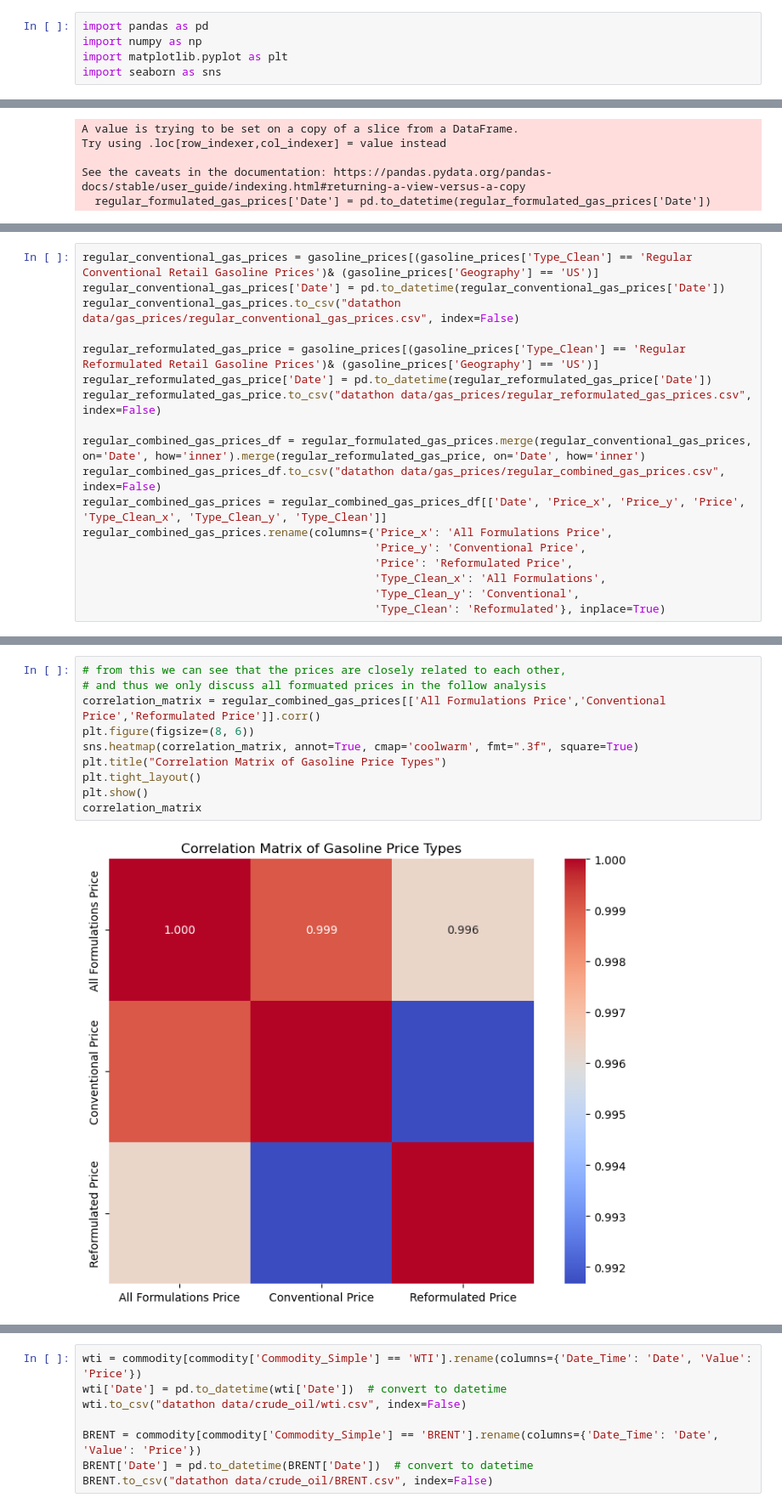
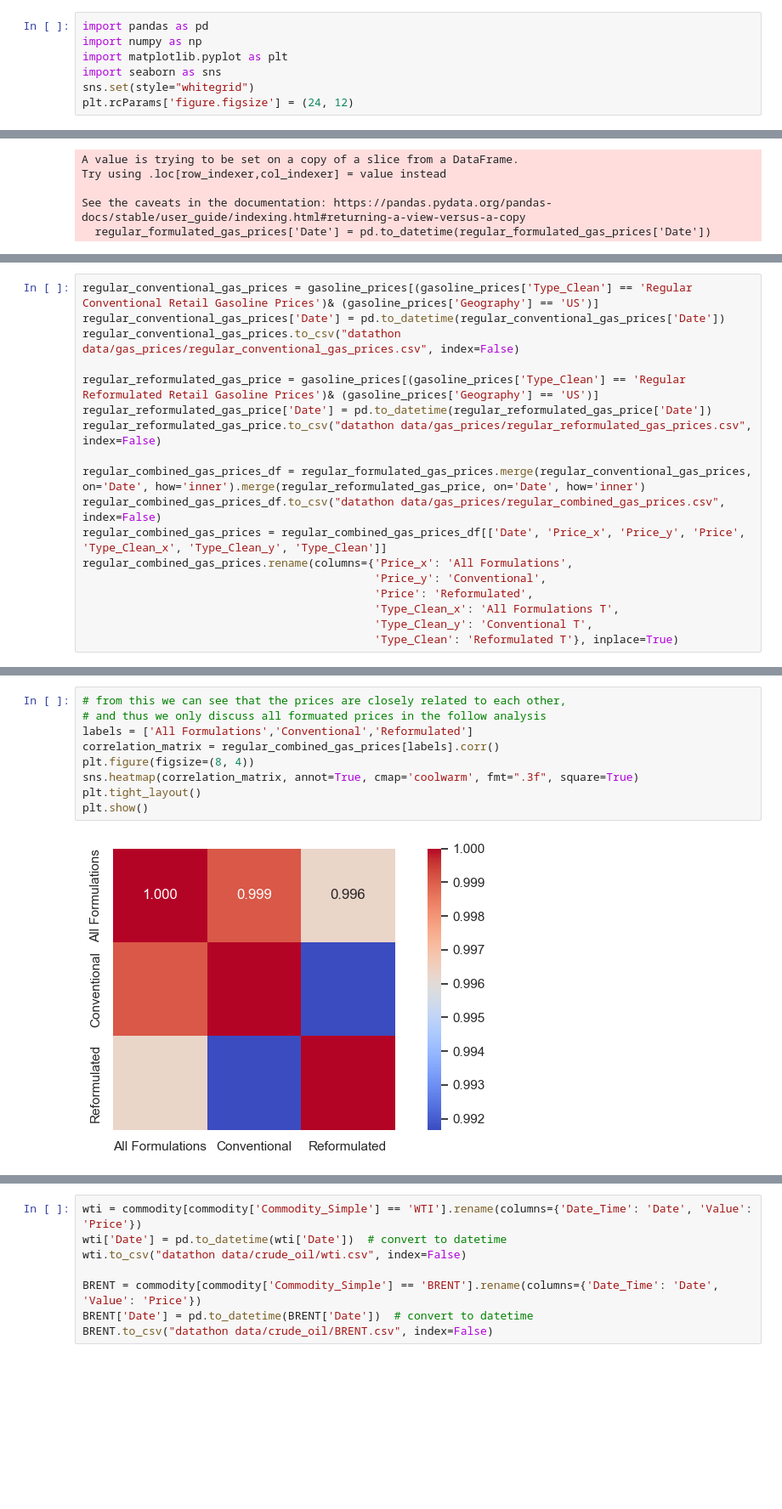
Before and after one commit to RheaBose/Citadel-women-datathon-2025, a Jupyter notebook: crude_gas_EDA.ipynb, the cells around one changed output, grey strips where cells are left out. Shown at 85% size. Saved outputs shown, nothing was run; the diff lists cells and outputs as text; blank space fills up the shorter version.

```diff
--- a/crude_gas_EDA.ipynb
+++ b/crude_gas_EDA.ipynb
@@ -3,6 +3,8 @@ import pandas as pd
 import numpy as np
 import matplotlib.pyplot as plt
 import seaborn as sns
+sns.set(style="whitegrid")
+plt.rcParams['figure.figsize'] = (24, 12)
 # %% [markdown]
 Use weekly data when analyzing crude oil ↔ gasoline interactions to capture short-term market responsiveness.
 # %% [markdown]
@@ -146,12 +93,12 @@ regular_reformulated_gas_price.to_csv("datathon data/gas_prices/regular_reformul
 regular_combined_gas_prices_df = regular_formulated_gas_prices.merge(regular_conventional_gas_prices, on='Date', how='inner').merge(regular_reformulated_gas_price, on='Date', how='inner')
 regular_combined_gas_prices_df.to_csv("datathon data/gas_prices/regular_combined_gas_prices.csv", index=False)
 regular_combined_gas_prices = regular_combined_gas_prices_df[['Date', 'Price_x', 'Price_y', 'Price', 'Type_Clean_x', 'Type_Clean_y', 'Type_Clean']]
-regular_combined_gas_prices.rename(columns={'Price_x': 'All Formulations Price',
-                                            'Price_y': 'Conventional Price',
-                                            'Price': 'Reformulated Price',
-                                            'Type_Clean_x': 'All Formulations',
-                                            'Type_Clean_y': 'Conventional',
-                                            'Type_Clean': 'Reformulated'}, inplace=True)
+regular_combined_gas_prices.rename(columns={'Price_x': 'All Formulations',
+                                            'Price_y': 'Conventional',
+                                            'Price': 'Reformulated',
+                                            'Type_Clean_x': 'All Formulations T',
+                                            'Type_Clean_y': 'Conventional T',
+                                            'Type_Clean': 'Reformulated T'}, inplace=True)
 # %% [output]
 A value is trying to be set on a copy of a slice from a DataFrame.
 Try using .loc[row_indexer,col_indexer] = value instead
@@ -170,12 +117,11 @@ See the caveats in the documentation: https://pandas.pydata.org/pandas-docs/stab
 # %%
 # from this we can see that the prices are closely related to each other,
 # and thus we only discuss all formuated prices in the follow analysis
-correlation_matrix = regular_combined_gas_prices[['All Formulations Price','Conventional Price','Reformulated Price']].corr()
-plt.figure(figsize=(8, 6))
+labels = ['All Formulations','Conventional','Reformulated']
+correlation_matrix = regular_combined_gas_prices[labels].corr()
+plt.figure(figsize=(8, 4))
 sns.heatmap(correlation_matrix, annot=True, cmap='coolwarm', fmt=".3f", square=True)
-plt.title("Correlation Matrix of Gasoline Price Types")
 plt.tight_layout()
 plt.show()
-correlation_matrix
 # %% [output]
-[figure, old version]
+[figure, new version]
```
Also changed, not shown: parts of 22 cells of this notebook, 4 other files.
